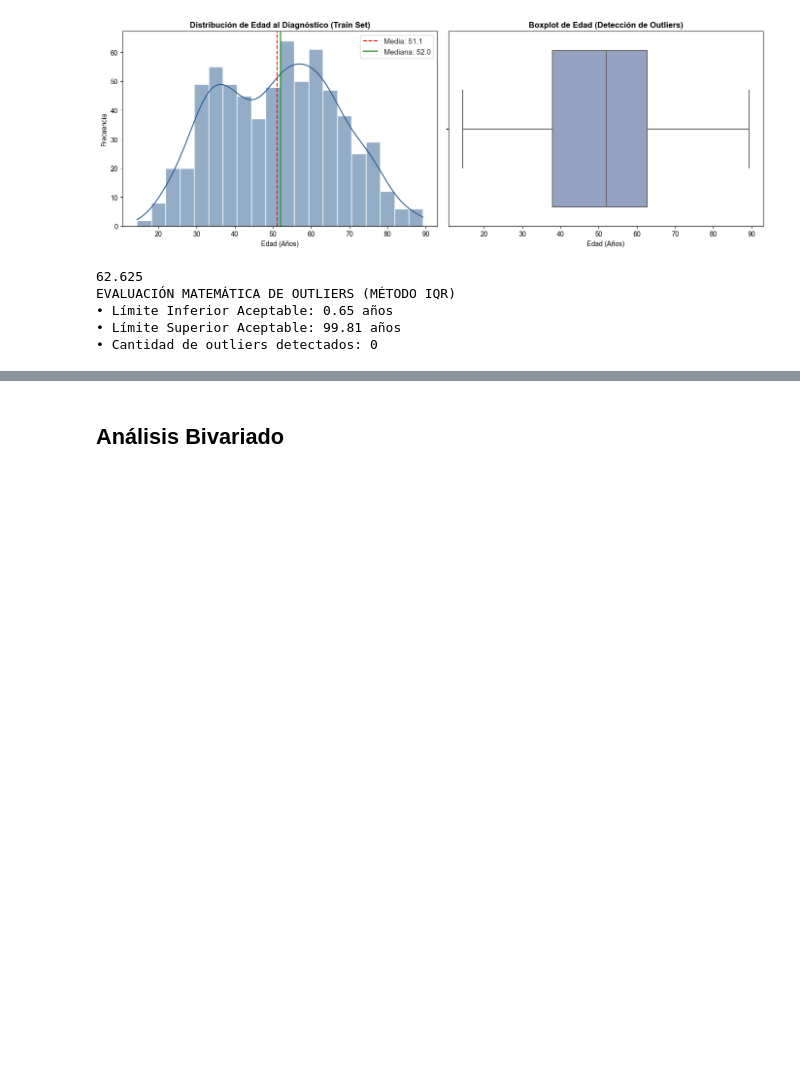
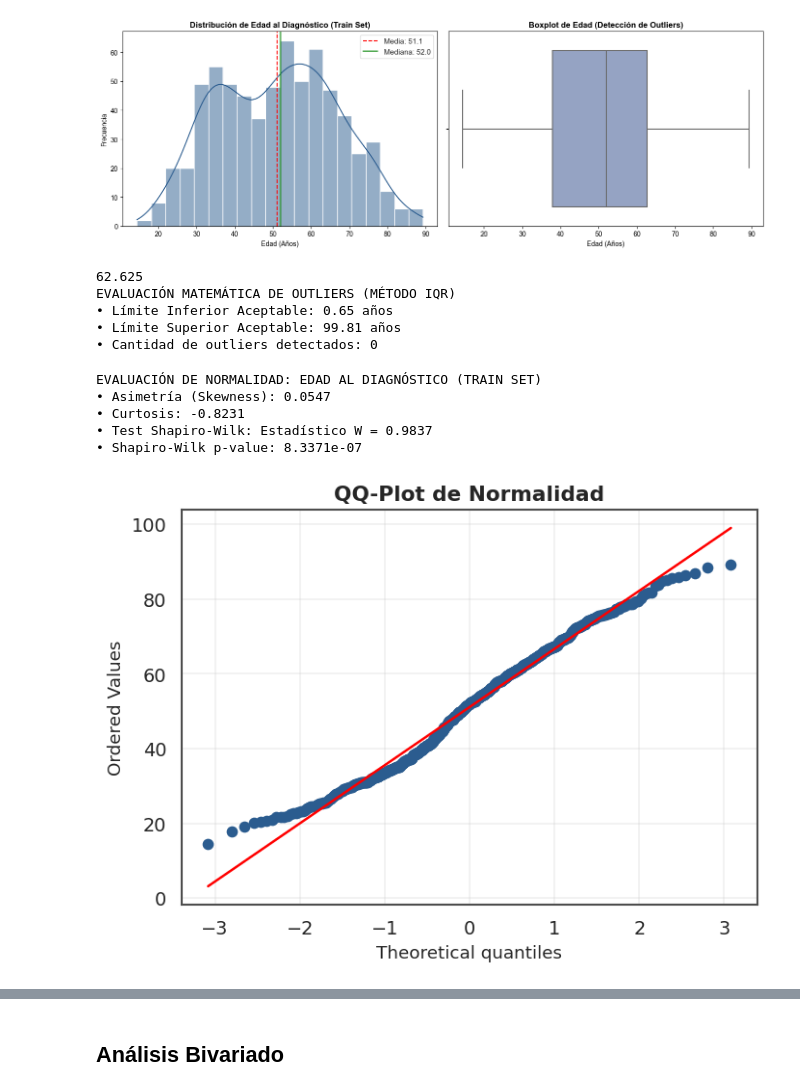
Before and after one commit to joshua2412-a/Prueba, a Jupyter notebook: _sources/notebooks2.ipynb, the cells around one changed output, grey strips where cells are left out. Drawn from its saved outputs; the diff is of its cells as text; code cells hidden in the pictures; blank space fills up the shorter version.

```diff
--- a/_sources/notebooks2.ipynb
+++ b/_sources/notebooks2.ipynb
@@ -371,6 +371,37 @@ EVALUACIÓN MATEMÁTICA DE OUTLIERS (MÉTODO IQR)
 • Límite Inferior Aceptable: 0.65 años
 • Límite Superior Aceptable: 99.81 años
 • Cantidad de outliers detectados: 0
+# %%
+age_data = X_train["Age_at_diagnosis"]
+
+skewness = age_data.skew()
+kurtosis = age_data.kurtosis()
+shapiro_stat, shapiro_p_val = stats.shapiro(age_data)
+
+print("EVALUACIÓN DE NORMALIDAD: EDAD AL DIAGNÓSTICO (TRAIN SET)")
+print(f"• Asimetría (Skewness): {skewness:.4f}")
+print(f"• Curtosis: {kurtosis:.4f}")
+print(f"• Test Shapiro-Wilk: Estadístico W = {shapiro_stat:.4f}")
+print(f"• Shapiro-Wilk p-value: {shapiro_p_val:.4e}")
+
+# 3. Diagnóstico Visual (Histograma vs Normal Teórica y QQ-Plot)
+fig, ax = plt.subplots(figsize=(6, 4.5))
+
+stats.probplot(age_data, dist="norm", plot=ax)
+ax.get_lines()[0].set_markerfacecolor("#2b5c8f")
+ax.get_lines()[0].set_markeredgecolor("#2b5c8f")
+ax.get_lines()[1].set_color("red")
+ax.set_title("QQ-Plot de Normalidad", fontweight="bold")
+
+plt.tight_layout()
+plt.show()
+# %% [output]
+EVALUACIÓN DE NORMALIDAD: EDAD AL DIAGNÓSTICO (TRAIN SET)
+• Asimetría (Skewness): 0.0547
+• Curtosis: -0.8231
+• Test Shapiro-Wilk: Estadístico W = 0.9837
+• Shapiro-Wilk p-value: 8.3371e-07
+[figure, added]
 # %% [markdown]
 La detección de valores atípicos para la variable continua `Age_at_diagnosis` se evaluó tanto matemáticamente mediante la regla del Rango Intercuartílico ($1.5 \times \text{IQR}$) como mediante inspección visual con diagramas de caja. Con un $Q_1$ de $37.84$ años y un $Q_3$ de $62.62$ años ($\text{IQR} = 24.79$ años), los límites teóricos de corte se establecieron en $0.66$ y $99.82$ años. Al contrastar estos umbrales con el rango real de los pacientes ($14.42$ a $89.29$ años), se determinó la ausencia total de outliers o registros anómalos en la muestra de entrenamiento ($n = 671$).
 
```
Also changed, not shown: parts of 1 cell of this notebook, 4 other files.
